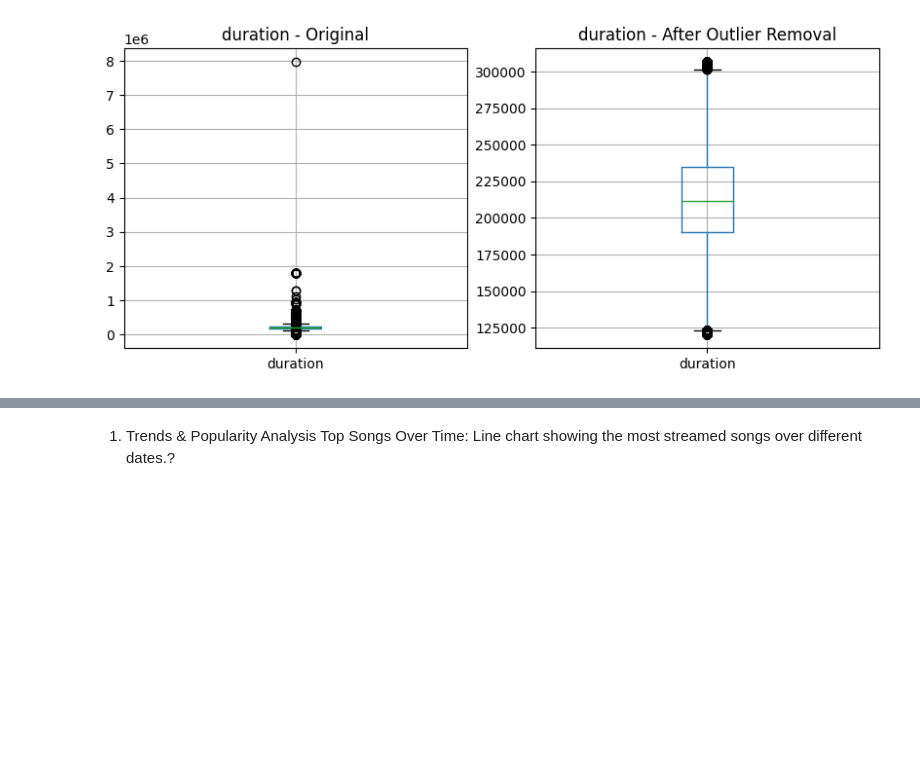
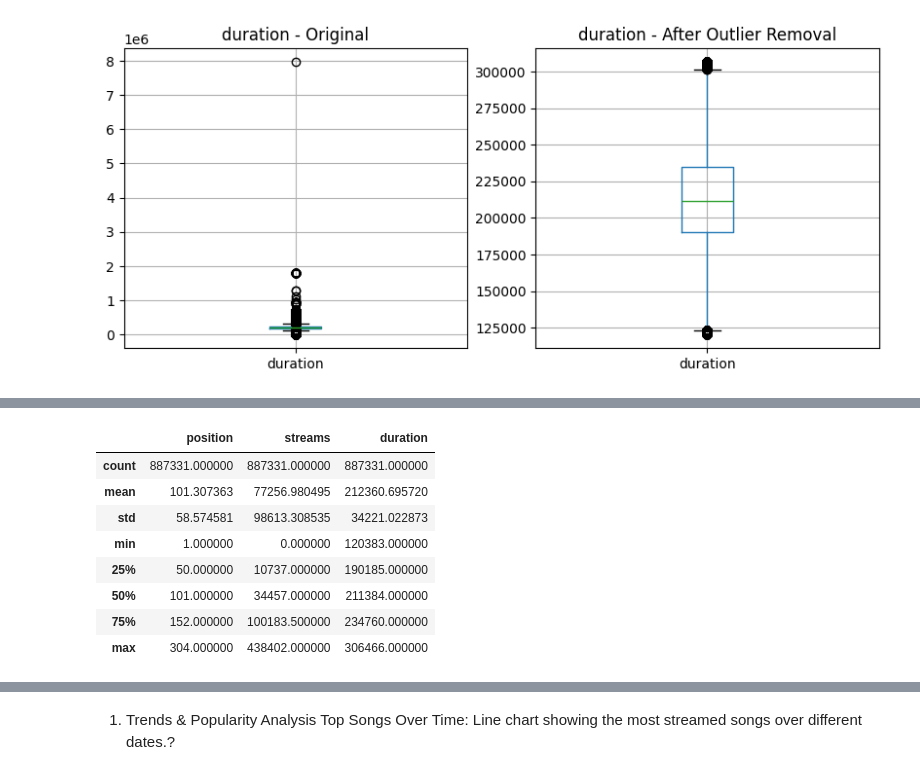
Before and after one commit to poojasukhdeve-project/Sportify-Analysis, a Jupyter notebook: Spotify.ipynb, the cells around one changed output, grey strips where cells are left out. Saved outputs shown, nothing was run; the diff lists cells and outputs as text; code cells hidden in the pictures; blank space fills up the shorter version.

```diff
--- a/Spotify.ipynb
+++ b/Spotify.ipynb
@@ -270,0 +296,12 @@ compare_boxplots(df, df_cleaned, ['position', 'streams', 'duration'])
+# %%
+df_cleaned.describe()
+# %% [output]
+|  | position | streams | duration |
+| count | 887331.000000 | 887331.000000 | 887331.000000 |
+| mean | 101.307363 | 77256.980495 | 212360.695720 |
+| std | 58.574581 | 98613.308535 | 34221.022873 |
+| min | 1.000000 | 0.000000 | 120383.000000 |
+| 25% | 50.000000 | 10737.000000 | 190185.000000 |
+| 50% | 101.000000 | 34457.000000 | 211384.000000 |
+| 75% | 152.000000 | 100183.500000 | 234760.000000 |
+| max | 304.000000 | 438402.000000 | 306466.000000 |
```
Also changed, not shown: parts of 72 cells of this notebook.
